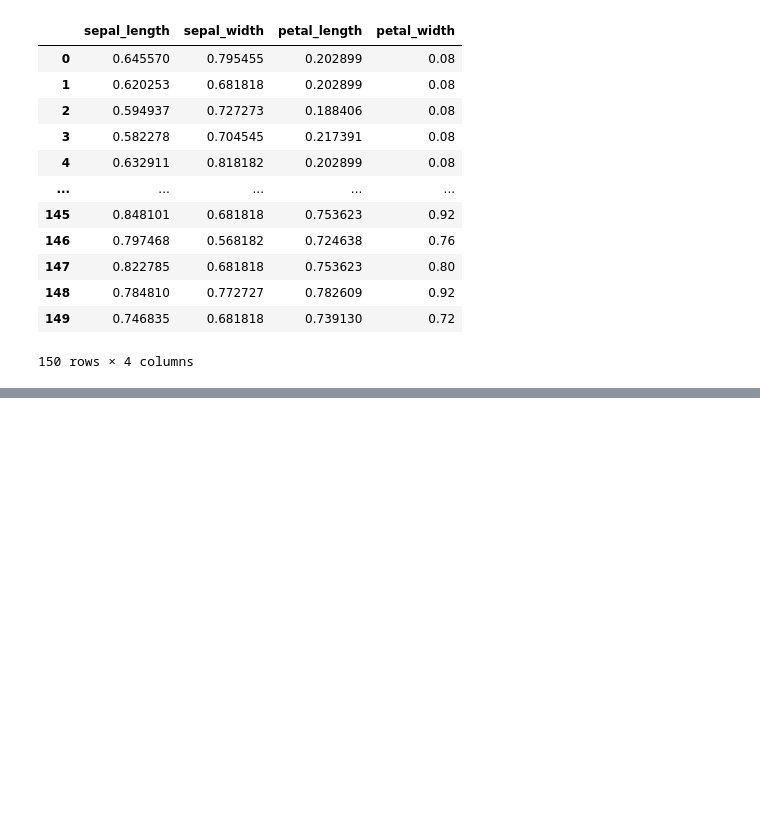
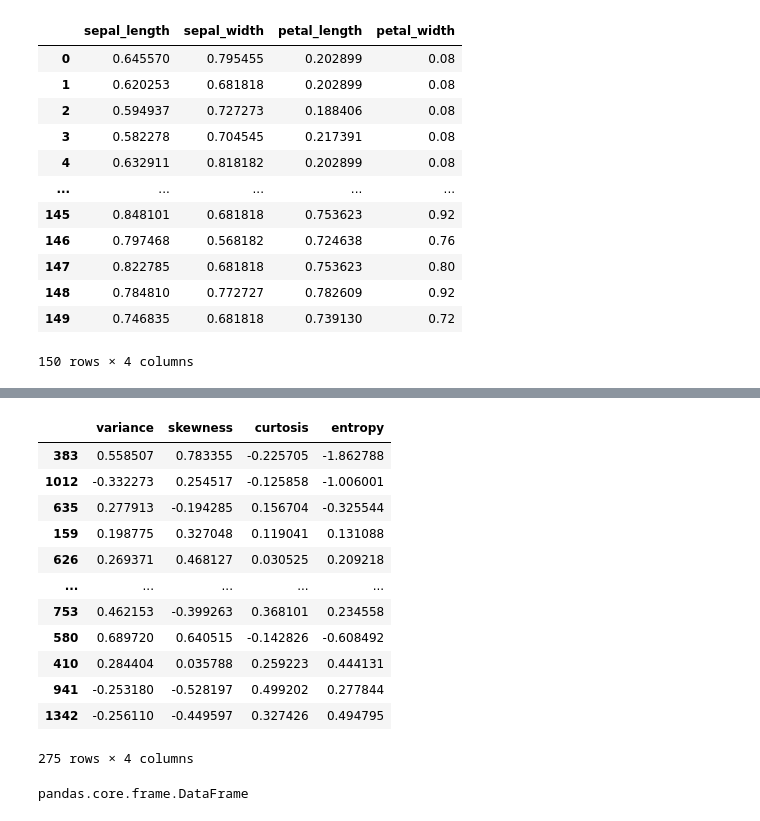
Before and after one commit to DONTSAYCANT/Tensorflow, a Jupyter notebook: Tensorflow_chapter1.ipynb, the cells around one changed output, grey strips where cells are left out. Drawn from its saved outputs; the diff is of its cells as text; code cells hidden in the pictures; blank space fills up the shorter version.

```diff
--- a/Tensorflow_chapter1.ipynb
+++ b/Tensorflow_chapter1.ipynb
@@ -274,0 +359,16 @@ Epoch 20/20
+# %%
+x_test
+# %% [output]
+|  | variance | skewness | curtosis | entropy |
+| 383 | 0.558507 | 0.783355 | -0.225705 | -1.862788 |
+| 1012 | -0.332273 | 0.254517 | -0.125858 | -1.006001 |
+| 635 | 0.277913 | -0.194285 | 0.156704 | -0.325544 |
+| 159 | 0.198775 | 0.327048 | 0.119041 | 0.131088 |
+| 626 | 0.269371 | 0.468127 | 0.030525 | 0.209218 |
+| ... | ... | ... | ... | ... |
+| 753 | 0.462153 | -0.399263 | 0.368101 | 0.234558 |
+| 580 | 0.689720 | 0.640515 | -0.142826 | -0.608492 |
+| 410 | 0.284404 | 0.035788 | 0.259223 | 0.444131 |
+| 941 | -0.253180 | -0.528197 | 0.499202 | 0.277844 |
+| 1342 | -0.256110 | -0.449597 | 0.327426 | 0.494795 |
+275 rows × 4 columns
@@ -274,0 +385,4 @@ Epoch 20/20
+# %%
+type(x_train)
+# %% [output]
+pandas.core.frame.DataFrame
```
Also changed, not shown: parts of 30 cells of this notebook, 1 other file.
